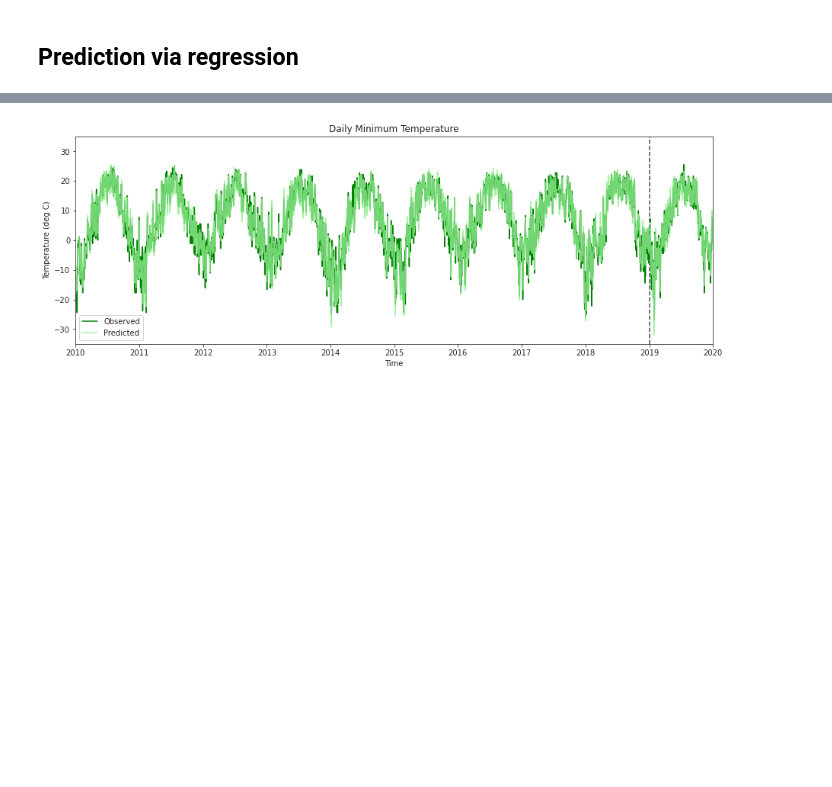
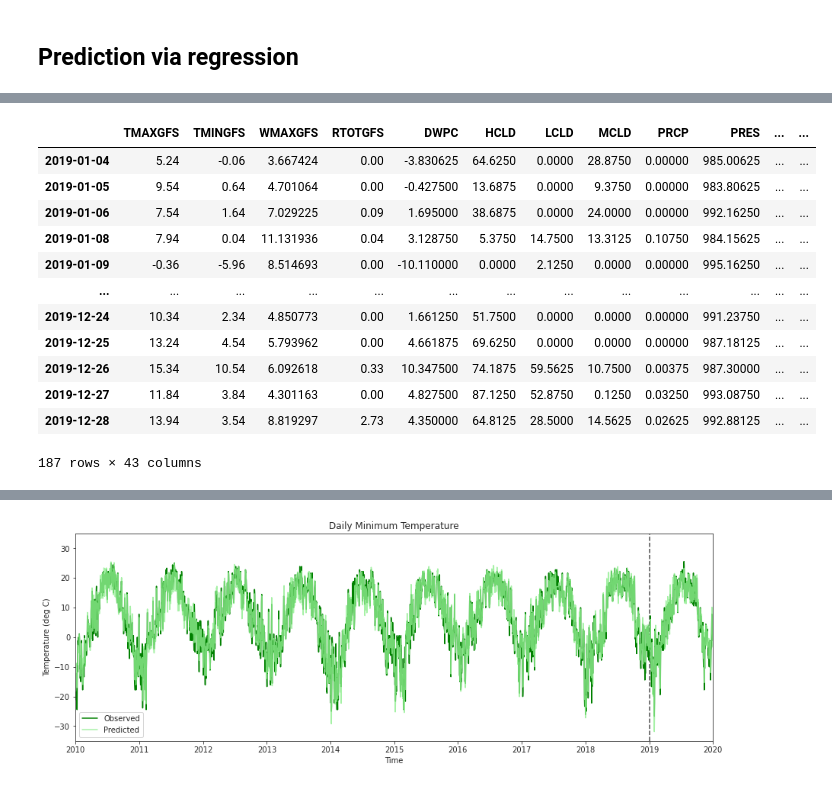
Before and after one commit to ylu4/ATMS-597-Project-4-Wx-Prediction, a Jupyter notebook: GroupE_Project4.ipynb, the cells around one changed output, grey strips where cells are left out. Cells and saved outputs as stored; diff of their text form; code cells hidden in the pictures; blank space fills up the shorter version.

```diff
--- a/GroupE_Project4.ipynb
+++ b/GroupE_Project4.ipynb
@@ -41,0 +291,16 @@ Precip_predict, Precip_predict19 = reg_predict(all_daily_data[['RTOTGFS']][:'201
+# %%
+preci_data[predictors].loc[test_startdate2:test_enddate2]
+# %% [output]
+|  | TMAXGFS | TMINGFS | WMAXGFS | RTOTGFS | DWPC | HCLD | LCLD | MCLD | PRCP | PRES | ... | ... |
+| 2019-01-04 | 5.24 | -0.06 | 3.667424 | 0.00 | -3.830625 | 64.6250 | 0.0000 | 28.8750 | 0.00000 | 985.00625 | ... | ... |
+| 2019-01-05 | 9.54 | 0.64 | 4.701064 | 0.00 | -0.427500 | 13.6875 | 0.0000 | 9.3750 | 0.00000 | 983.80625 | ... | ... |
+| 2019-01-06 | 7.54 | 1.64 | 7.029225 | 0.09 | 1.695000 | 38.6875 | 0.0000 | 24.0000 | 0.00000 | 992.16250 | ... | ... |
+| 2019-01-08 | 7.94 | 0.04 | 11.131936 | 0.04 | 3.128750 | 5.3750 | 14.7500 | 13.3125 | 0.10750 | 984.15625 | ... | ... |
+| 2019-01-09 | -0.36 | -5.96 | 8.514693 | 0.00 | -10.110000 | 0.0000 | 2.1250 | 0.0000 | 0.00000 | 995.16250 | ... | ... |
+| ... | ... | ... | ... | ... | ... | ... | ... | ... | ... | ... | ... | ... |
+| 2019-12-24 | 10.34 | 2.34 | 4.850773 | 0.00 | 1.661250 | 51.7500 | 0.0000 | 0.0000 | 0.00000 | 991.23750 | ... | ... |
+| 2019-12-25 | 13.24 | 4.54 | 5.793962 | 0.00 | 4.661875 | 69.6250 | 0.0000 | 0.0000 | 0.00000 | 987.18125 | ... | ... |
+| 2019-12-26 | 15.34 | 10.54 | 6.092618 | 0.33 | 10.347500 | 74.1875 | 59.5625 | 10.7500 | 0.00375 | 987.30000 | ... | ... |
+| 2019-12-27 | 11.84 | 3.84 | 4.301163 | 0.00 | 4.827500 | 87.1250 | 52.8750 | 0.1250 | 0.03250 | 993.08750 | ... | ... |
+| 2019-12-28 | 13.94 | 3.54 | 8.819297 | 2.73 | 4.350000 | 64.8125 | 28.5000 | 14.5625 | 0.02625 | 992.88125 | ... | ... |
+187 rows × 43 columns
```
Also changed, not shown: parts of 29 cells of this notebook, 4 other files.
